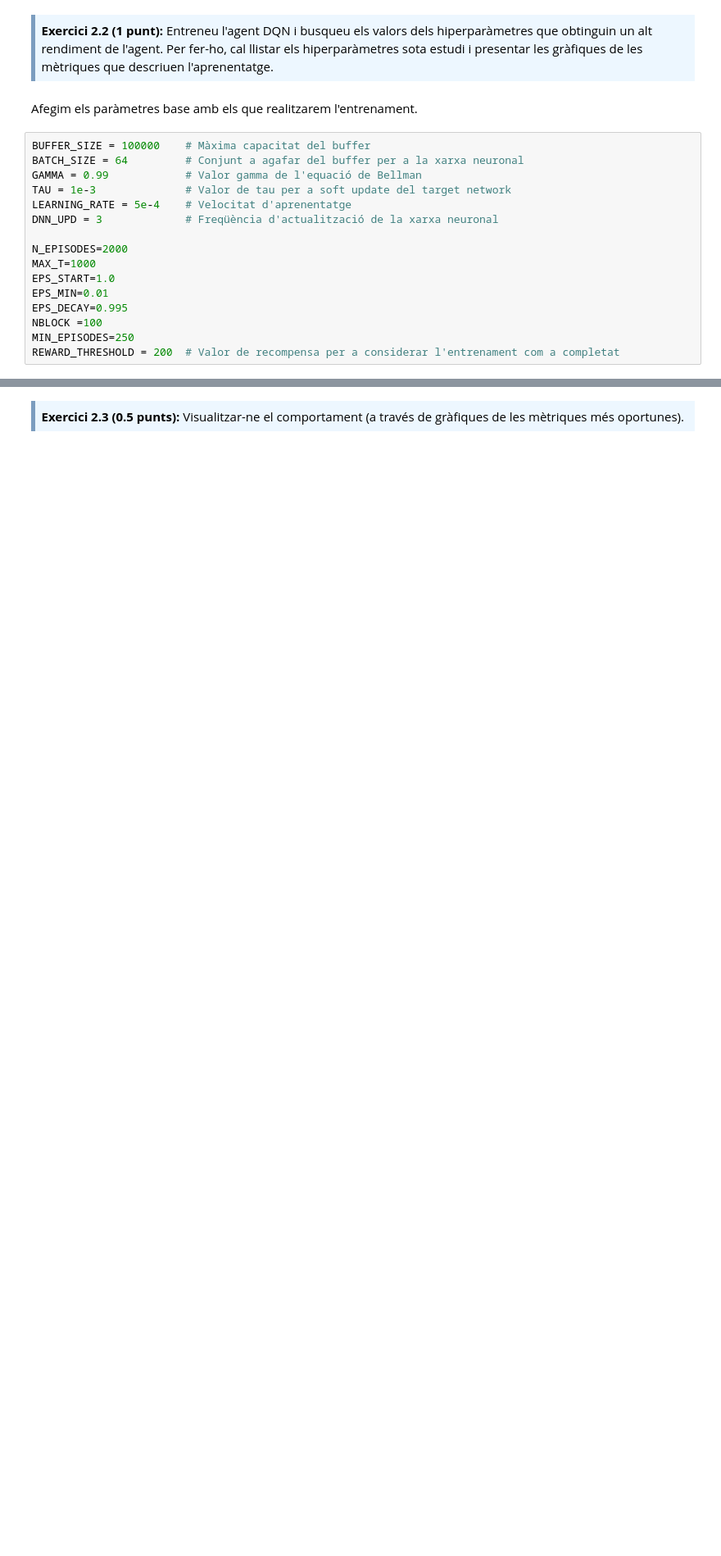
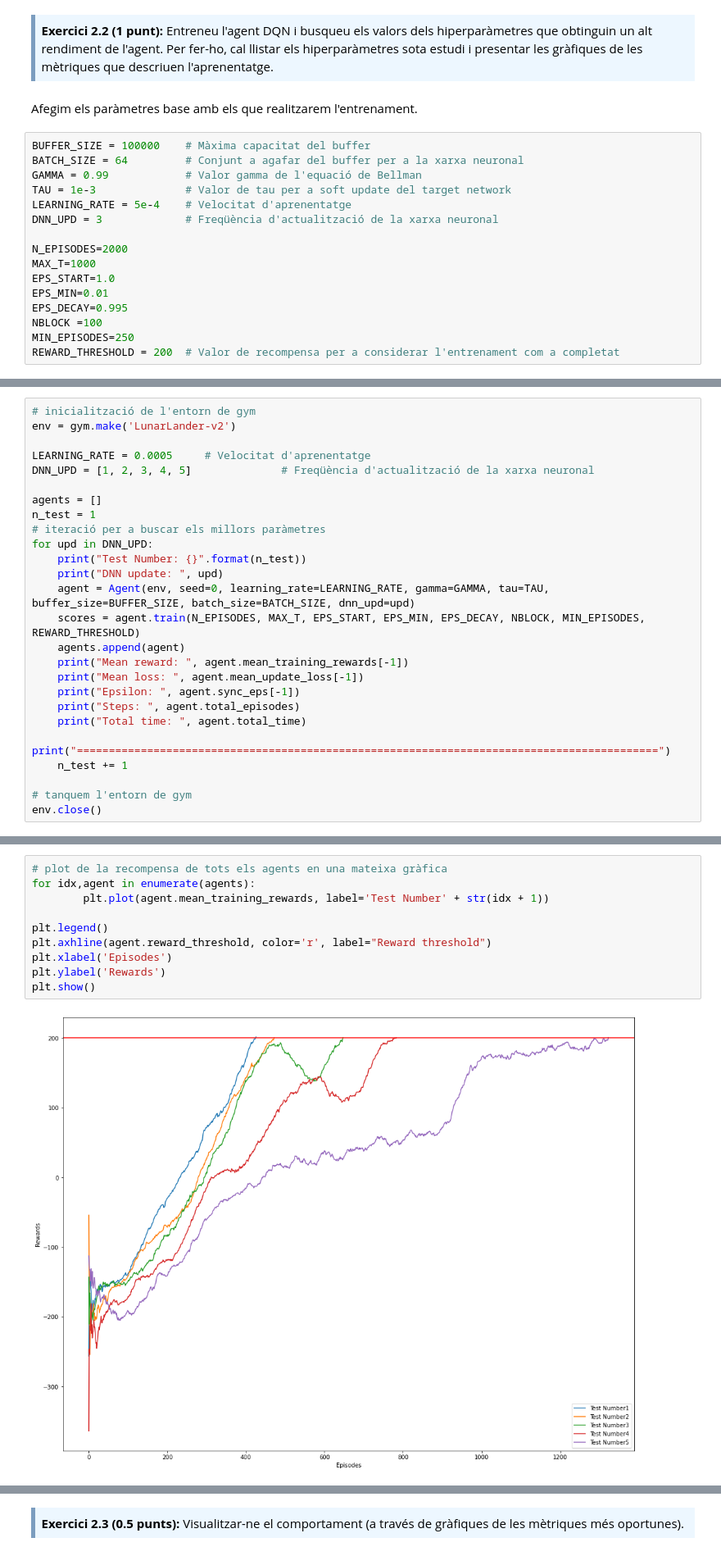
Before and after one commit to jordi-puig/master-data-science, a Jupyter notebook: reinforcement-learning/Practica/M2.983_2022_1_Practica-Sol.ipynb, the cells around one changed output, grey strips where cells are left out. Shown: that part at 82% size. Drawn from its saved outputs; the diff is of its cells as text; blank space fills up the shorter version.

```diff
--- a/reinforcement-learning/Practica/M2.983_2022_1_Practica-Sol.ipynb
+++ b/reinforcement-learning/Practica/M2.983_2022_1_Practica-Sol.ipynb
@@ -612,0 +675,26 @@ REWARD_THRESHOLD = 200  # Valor de recompensa per a considerar l'entrenament com
+# %%
+# inicialització de l'entorn de gym
+env = gym.make('LunarLander-v2')
+
+LEARNING_RATE = 0.0005     # Velocitat d'aprenentatge
+DNN_UPD = [1, 2, 3, 4, 5]              # Freqüència d'actualització de la xarxa neuronal
+
+agents = []
+n_test = 1
+# iteració per a buscar els millors paràmetres
+for upd in DNN_UPD:
+    print("Test Number: {}".format(n_test))
+    print("DNN update: ", upd)
+    agent = Agent(env, seed=0, learning_rate=LEARNING_RATE, gamma=GAMMA, tau=TAU, buffer_size=BUFFER_SIZE, batch_size=BATCH_SIZE, dnn_upd=upd)
+    scores = agent.train(N_EPISODES, MAX_T, EPS_START, EPS_MIN, EPS_DECAY, NBLOCK, MIN_EPISODES, REWARD_THRESHOLD)
+    agents.append(agent)
+    print("Mean reward: ", agent.mean_training_rewards[-1])
+    print("Mean loss: ", agent.mean_update_loss[-1])
+    print("Epsilon: ", agent.sync_eps[-1])
+    print("Steps: ", agent.total_episodes)
+    print("Total time: ", agent.total_time)
+    print("===========================================================================================")
+    n_test += 1
+
+# tanquem l'entorn de gym
+env.close()
@@ -613,3 +719,15 @@ REWARD_THRESHOLD = 200  # Valor de recompensa per a considerar l'entrenament com
+# %%
+# plot de la recompensa de tots els agents en una mateixa gràfica
+for idx,agent in enumerate(agents):
+        plt.plot(agent.mean_training_rewards, label='Test Number' + str(idx + 1))
+
+plt.legend()
+plt.axhline(agent.reward_threshold, color='r', label="Reward threshold")
+plt.xlabel('Episodes')
+plt.ylabel('Rewards')
+plt.show()
+# %% [output]
+[figure, added]
 # %%
 # inicialització de l'entorn de gym
 env = gym.make('LunarLander-v2')
```
Also changed, not shown: parts of 19 cells of this notebook, 2 other files.
